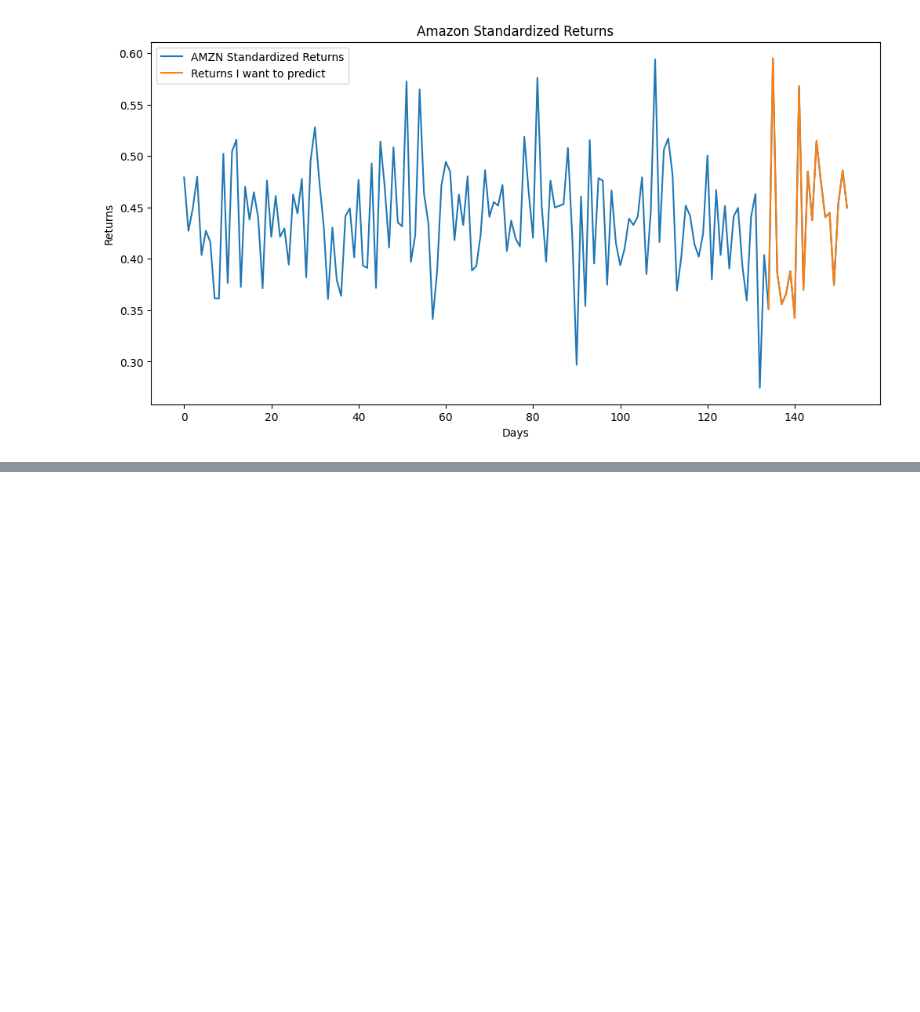
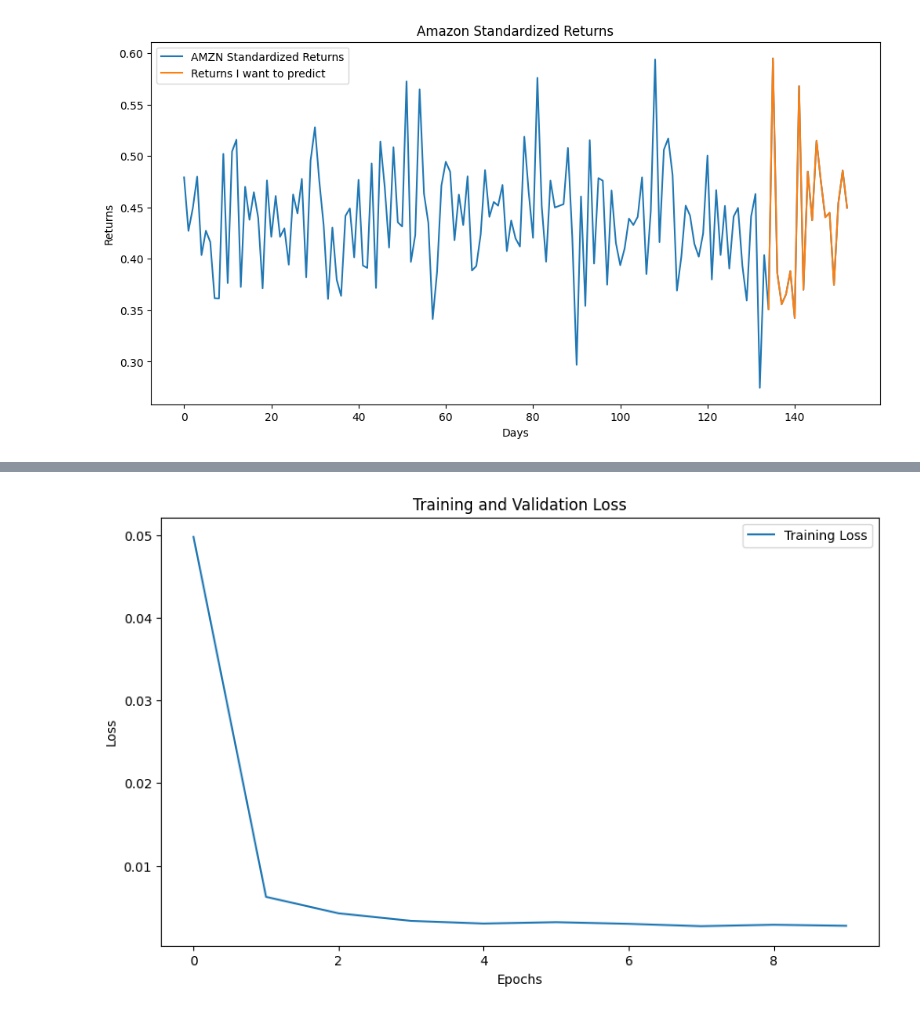
Before and after one commit to 97continuum/LSTM_based_Portfolio_Optimization, a Jupyter notebook: src/main.ipynb, the cells around one changed output, grey strips where cells are left out. Saved outputs shown, nothing was run; the diff lists cells and outputs as text; code cells hidden in the pictures; blank space fills up the shorter version.

```diff
--- a/src/main.ipynb
+++ b/src/main.ipynb
@@ -9,10 +17,10 @@ from sklearn.metrics import mean_squared_error
 # Load Dataset
 # %%
 std_stocks = pd.read_csv("../data/stock_standard_1.csv").iloc[:, 3:] # Drop the First Three Columns
-std_stocks = std_stocks.sort_values(by=['tic', 'datadate'])
-std_stocks.drop(columns=['conm', 'gsector'], inplace=True)
-std_stocks.reset_index(inplace=True)
-stock_names = std_stocks['tic'].unique()
+std_stocks = std_stocks.sort_values(by=['tic', 'datadate']) # Sort by Ticker and then Date
+std_stocks.drop(columns=['conm', 'gsector'], inplace=True) # Drop Company Name and GICS Sector
+std_stocks.reset_index(inplace=True) # Reset the Index
+tickers = std_stocks['tic'].unique() # Create a List of the Unique Stock Tickers
 std_stocks.head()
 # %% [output]
 |  | index | datadate | tic | cshtrm | prccm | prchm | prclm | trt1m | CAPEI | evm | ... | ... |
@@ -41,0 +33,4 @@ See the caveats in the documentation: https://pandas.pydata.org/pandas-docs/stab
+# %%
+# Dictionary to hold dataframe for each stock
+df_per_stock = create_df_per_stock(tickers=tickers,
+                                   dataframe=std_stocks)
@@ -41,0 +45,10 @@ See the caveats in the documentation: https://pandas.pydata.org/pandas-docs/stab
+# %%
+# Test with small list
+param_grid = {
+    'lstm_units': [100, 150],
+    'dense_units1': [50, 100, 150],
+    'dense_units2': [50, 75],
+    'batch_size': [32, 64],
+    'optimizer': ['adam']
+}
+models = run_for_stocks(['AMZN'], df_per_stock, param_grid)
@@ -233,12 +128,0 @@ plt.show()
-# %%
-# Train Models for each Stock
-models = {}
-sequence_length = 7 # 70 Day Return Data
-for i in range(num_stocks):
-    stock_data = train[:, i].reshape(-1, 1) # Convert 1D array to 2D Vector
-    lstm_model = Lstm(input_shape=(sequence_length, 1))
-    X_train, y_train = create_sequences(stock_data, sequence_length)
-    print(f"Shape of X_train: {X_train.shape}")
-    print(f"Shape of y_train: {y_train.shape}")
-    lstm_model.fit(X_train, y_train)
-    models[i] = lstm_model
@@ -319,0 +129,4 @@ plt.show()
+# %%
+models['AMZN'].plot_performance()
+# %% [output]
+[figure, added]
```
Also changed, not shown: parts of 32 cells of this notebook, 6 other files.
